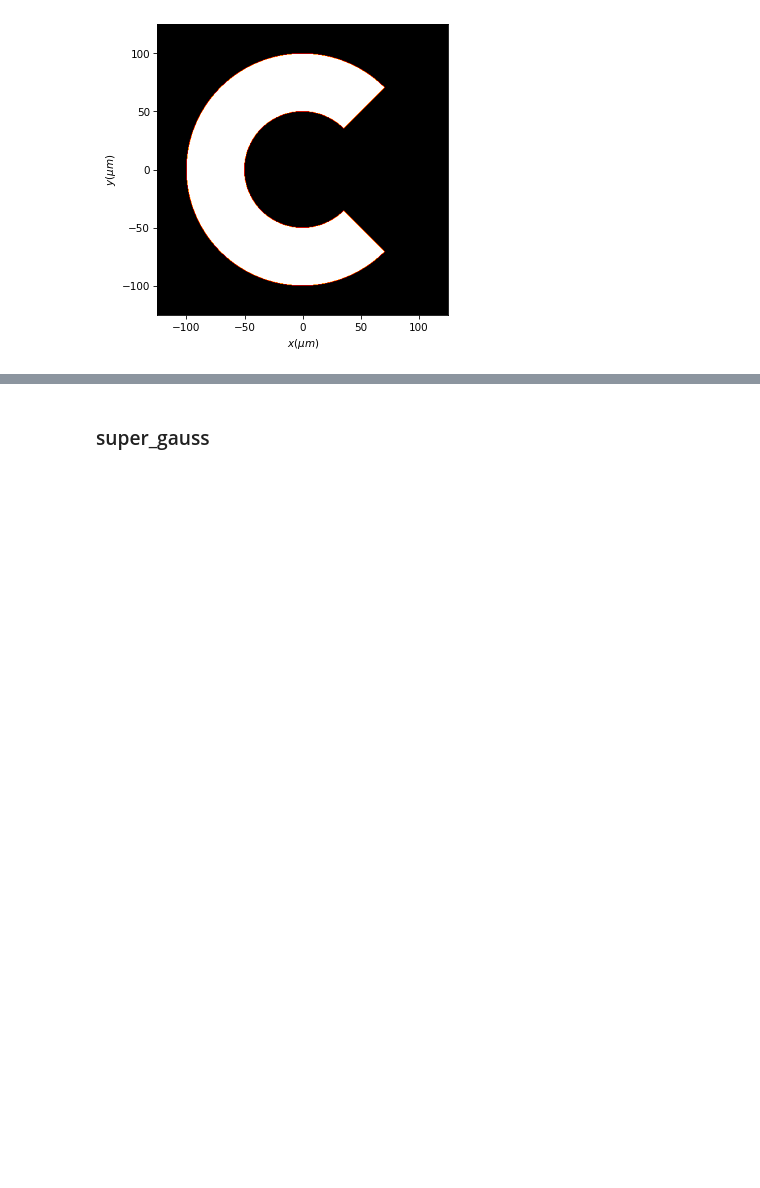
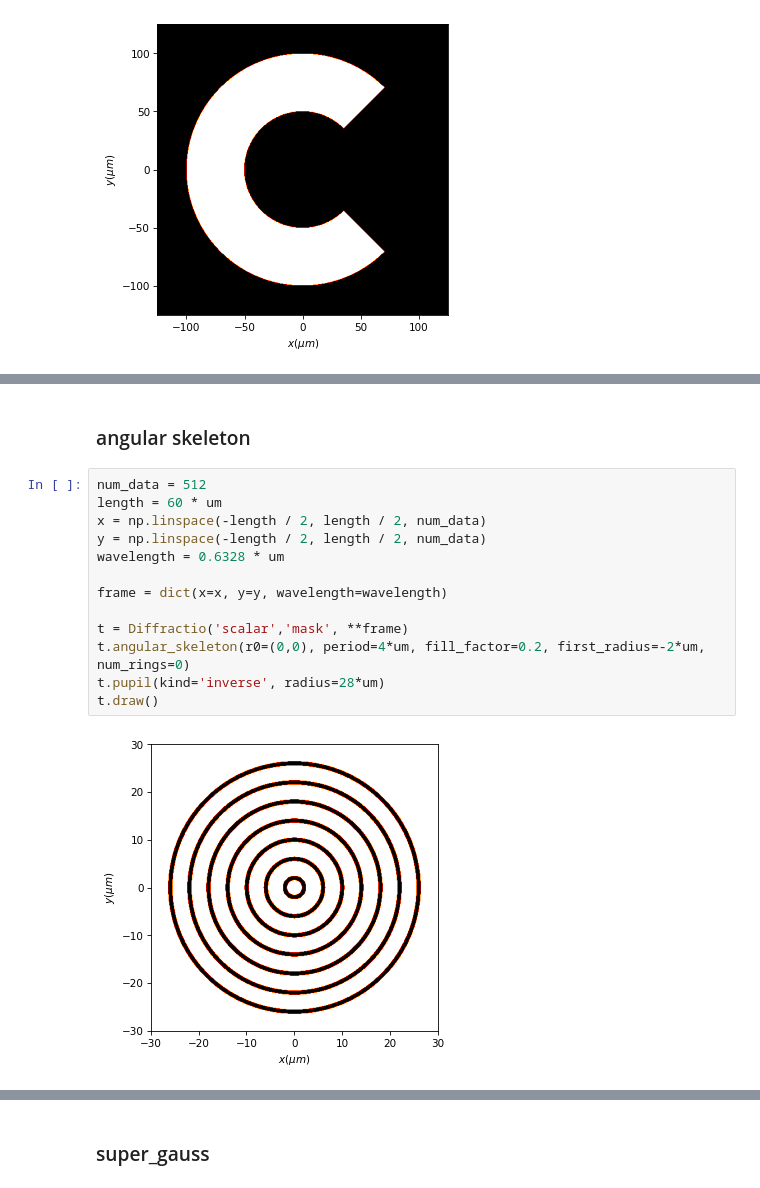
Before and after one commit to optbrea/diffractio, a Jupyter notebook: docs/source/tutorial_scalar/scalar_XY/masks_xy.ipynb, the cells around one changed output, grey strips where cells are left out. Cells and saved outputs as stored; diff of their text form; blank space fills up the shorter version.

```diff
--- a/docs/source/tutorial_scalar/scalar_XY/masks_xy.ipynb
+++ b/docs/source/tutorial_scalar/scalar_XY/masks_xy.ipynb
@@ -262,0 +287,17 @@ t1.draw(kind="intensity")
+# %% [markdown]
+### angular skeleton
+# %%
+num_data = 512
+length = 60 * um
+x = np.linspace(-length / 2, length / 2, num_data)
+y = np.linspace(-length / 2, length / 2, num_data)
+wavelength = 0.6328 * um
+
+frame = dict(x=x, y=y, wavelength=wavelength)
+
+t = Diffractio('scalar','mask', **frame)
+t.angular_skeleton(r0=(0,0), period=4*um, fill_factor=0.2, first_radius=-2*um, num_rings=0)
+t.pupil(kind='inverse', radius=28*um)
+t.draw()
+# %% [output]
+[figure, added]
```
Also changed, not shown: parts of 5 cells of this notebook, 4 other files.
